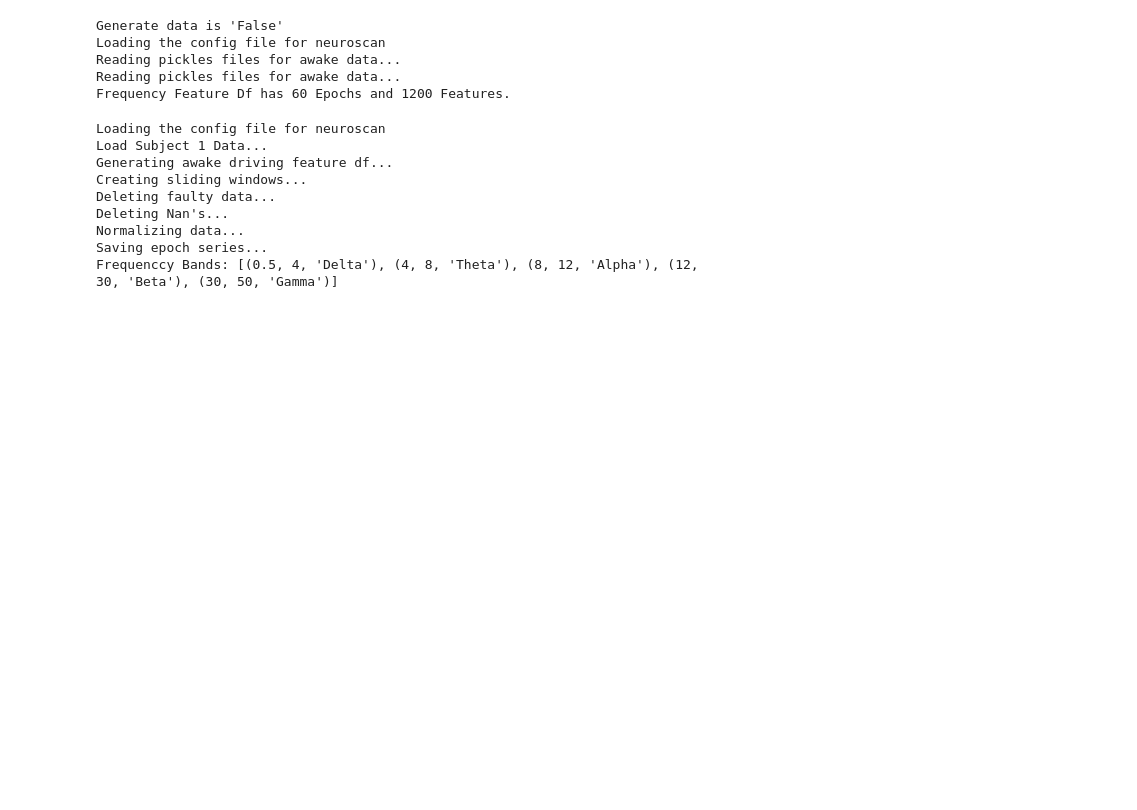
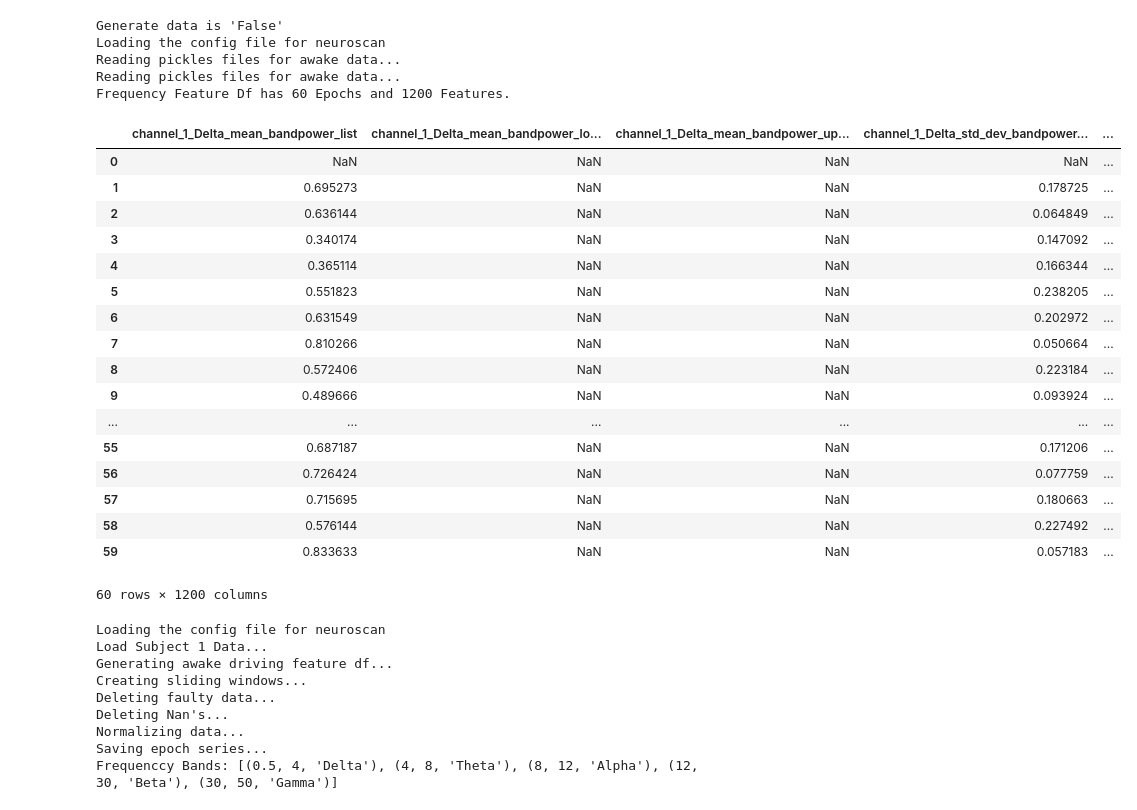
Before and after one commit to mudo121/thesis_eeg, a Jupyter notebook: test_online_eeg_data.ipynb, the cells around one changed output. Drawn from its saved outputs; the diff is of its cells as text; code cells hidden in the pictures; blank space fills up the shorter version.

```diff
--- a/test_online_eeg_data.ipynb
+++ b/test_online_eeg_data.ipynb
@@ -157,6 +157,27 @@ Loading the config file for neuroscan
 Reading pickles files for awake data...
 Reading pickles files for awake data...
 Frequency Feature Df has 60 Epochs and 1200 Features.
+# %%
+frequencyFeatureDf_fatigue
+# %% [output]
+|  | channel_1_Delta_mean_bandpower_list | channel_1_Delta_mean_bandpower_lo... | channel_1_Delta_mean_bandpower_up... | channel_1_Delta_std_dev_bandpower... | ... |
+| 0 | NaN | NaN | NaN | NaN | ... |
+| 1 | 0.695273 | NaN | NaN | 0.178725 | ... |
+| 2 | 0.636144 | NaN | NaN | 0.064849 | ... |
+| 3 | 0.340174 | NaN | NaN | 0.147092 | ... |
+| 4 | 0.365114 | NaN | NaN | 0.166344 | ... |
+| 5 | 0.551823 | NaN | NaN | 0.238205 | ... |
+| 6 | 0.631549 | NaN | NaN | 0.202972 | ... |
+| 7 | 0.810266 | NaN | NaN | 0.050664 | ... |
+| 8 | 0.572406 | NaN | NaN | 0.223184 | ... |
+| 9 | 0.489666 | NaN | NaN | 0.093924 | ... |
+| ... | ... | ... | ... | ... | ... |
+| 55 | 0.687187 | NaN | NaN | 0.171206 | ... |
+| 56 | 0.726424 | NaN | NaN | 0.077759 | ... |
+| 57 | 0.715695 | NaN | NaN | 0.180663 | ... |
+| 58 | 0.576144 | NaN | NaN | 0.227492 | ... |
+| 59 | 0.833633 | NaN | NaN | 0.057183 | ... |
+60 rows × 1200 columns
 # %%
 from typing import List
 from consts import DEVICES_NEUROSCAN
```
Also changed, not shown: 1 other file.
